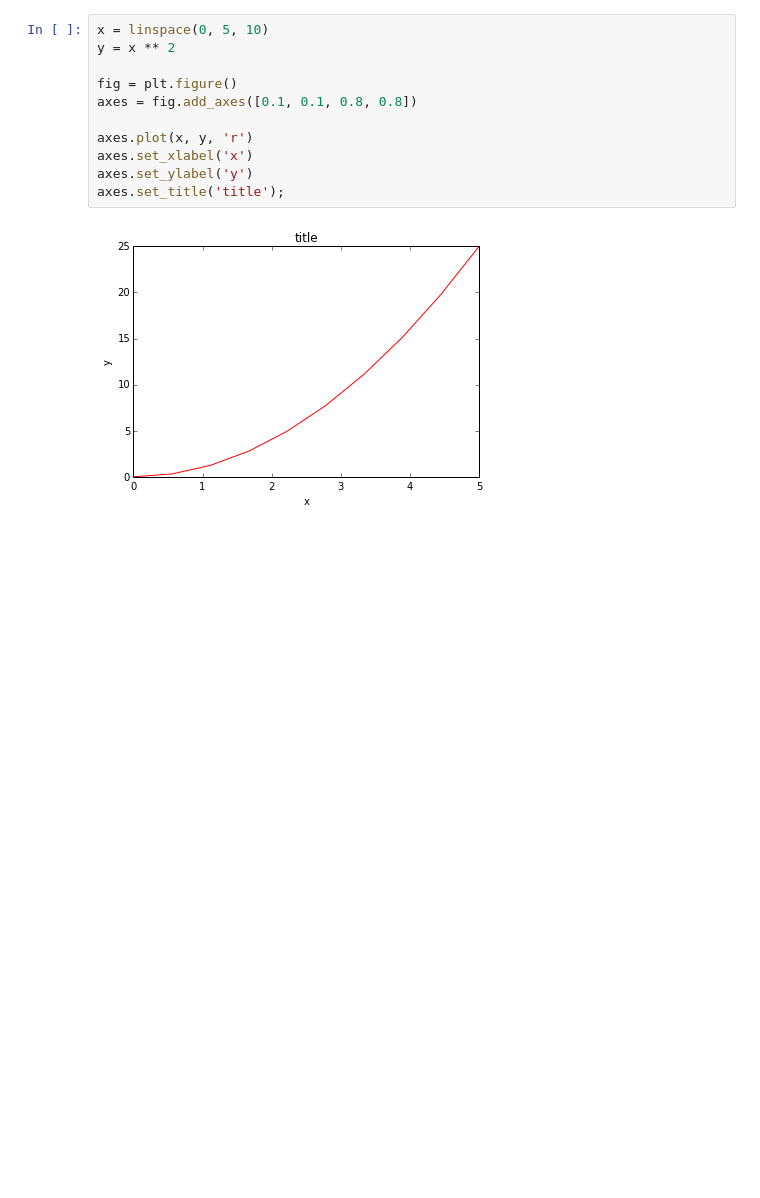
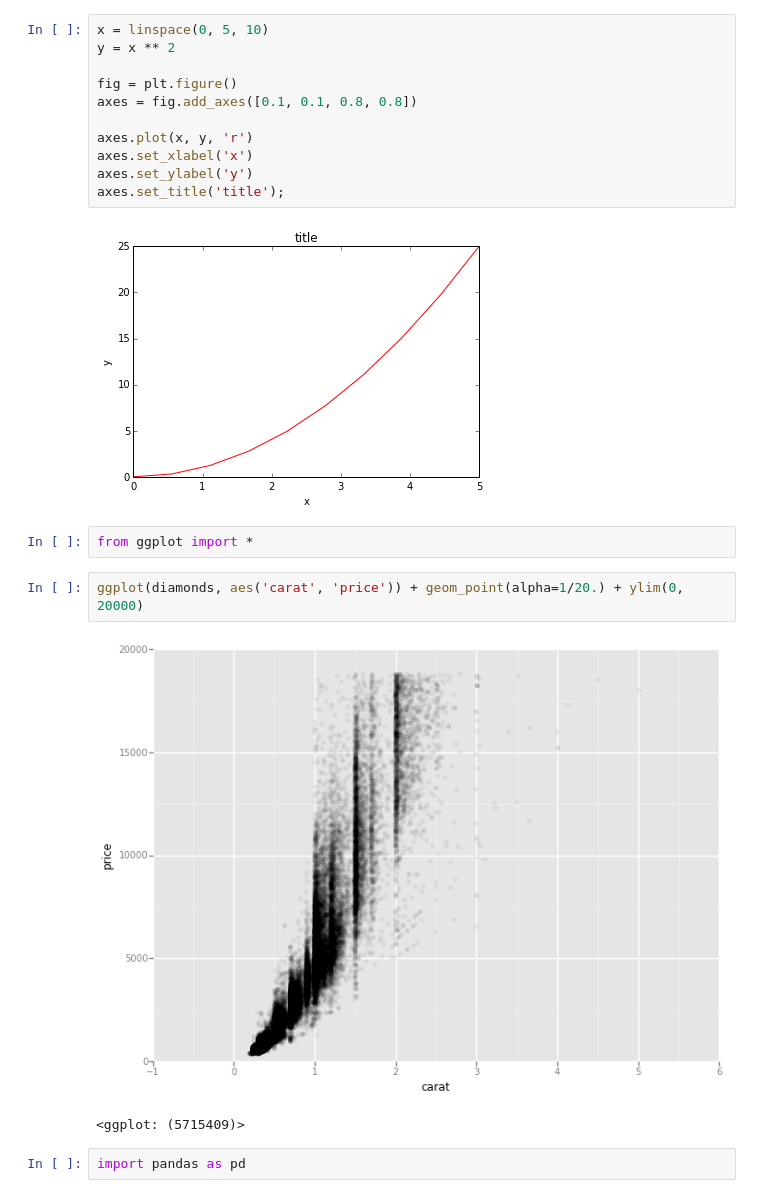
Before and after one commit to rmflight/wg_vis_presentation, a Jupyter notebook: matplotlib demo.ipynb, the cells around one changed output. Cells and saved outputs as stored; diff of their text form; blank space fills up the shorter version.

Commit message:
basic matplotlib plot and ggplot added

```diff
--- a/matplotlib demo.ipynb
+++ b/matplotlib demo.ipynb
@@ -13,3 +13,12 @@ axes.set_ylabel('y')
 axes.set_title('title');
 # %% [output]
 [figure]
+# %%
+from ggplot import *
+# %%
+ggplot(diamonds, aes('carat', 'price')) + geom_point(alpha=1/20.) + ylim(0, 20000)
+# %% [output]
+[figure, added]
+<ggplot: (5715409)>
+# %%
+import pandas as pd
```
Also changed, not shown: parts of 3 cells of this notebook.
